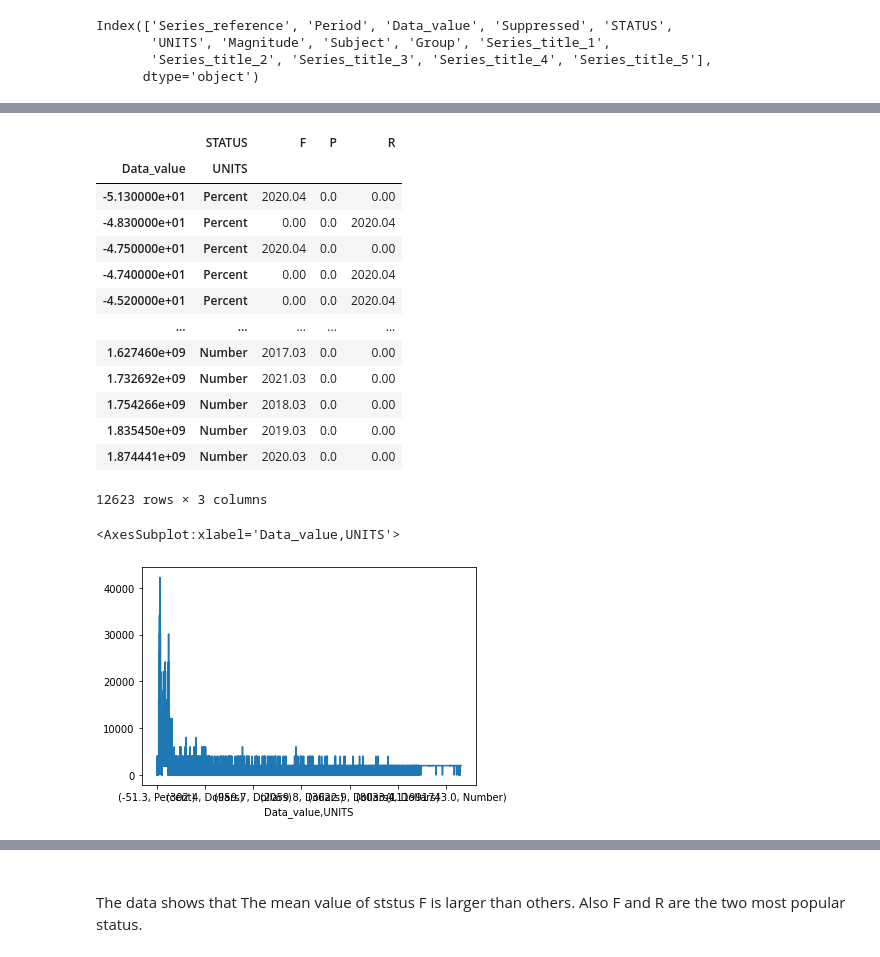
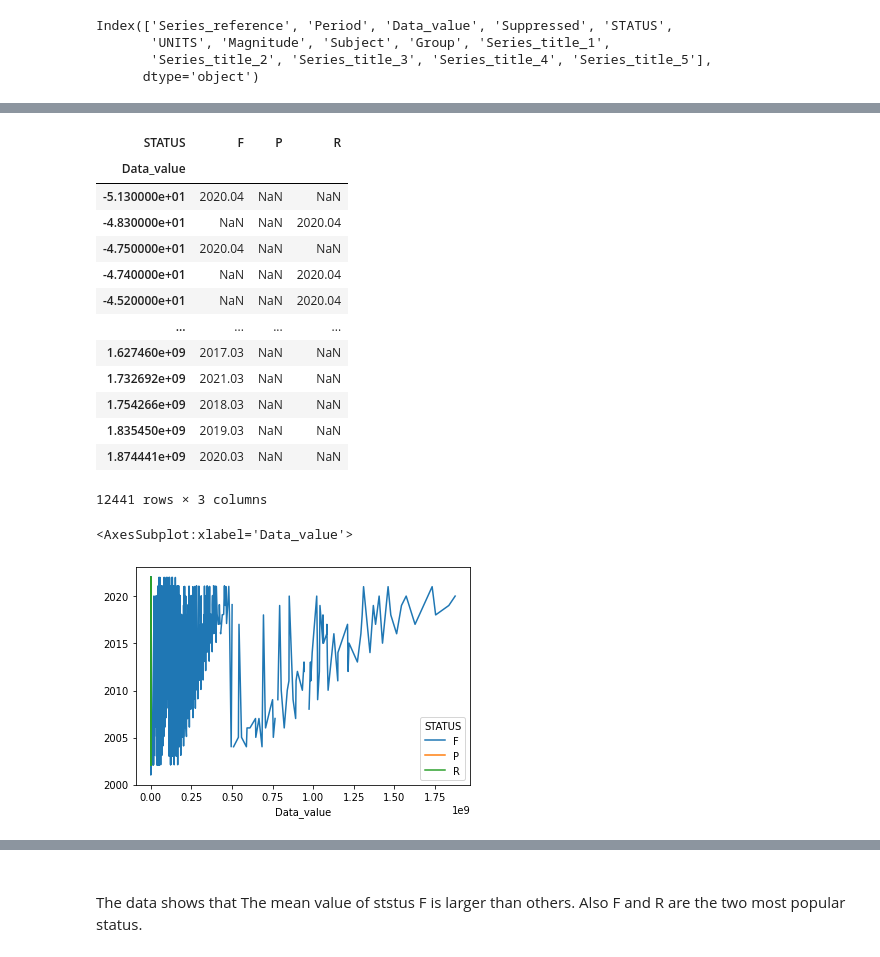
Before and after one commit to LingyuLiu11/cs103a-cpa01, a Jupyter notebook: cpa01.ipynb, the cells around one changed output, grey strips where cells are left out. Saved outputs shown, nothing was run; the diff lists cells and outputs as text; code cells hidden in the pictures.

```diff
--- a/cpa01.ipynb
+++ b/cpa01.ipynb
@@ -56,27 +62,27 @@ df2['Data_value'].plot()
 # %%
-table = pd.pivot_table(df, values='Period', index=['Data_value', 'UNITS'], columns = ['STATUS'], aggfunc = np.sum, fill_value=0)
 
+table = pd.pivot_table(df, values='Period', index=['Data_value'], columns = ['STATUS'])
 table
 # %% [output]
-|  | STATUS | F | P | R |
-| Data_value | UNITS |  |  |  |
-| -5.130000e+01 | Percent | 2020.04 | 0.0 | 0.00 |
-| -4.830000e+01 | Percent | 0.00 | 0.0 | 2020.04 |
-| -4.750000e+01 | Percent | 2020.04 | 0.0 | 0.00 |
-| -4.740000e+01 | Percent | 0.00 | 0.0 | 2020.04 |
-| -4.520000e+01 | Percent | 0.00 | 0.0 | 2020.04 |
-| ... | ... | ... | ... | ... |
-| 1.627460e+09 | Number | 2017.03 | 0.0 | 0.00 |
-| 1.732692e+09 | Number | 2021.03 | 0.0 | 0.00 |
-| 1.754266e+09 | Number | 2018.03 | 0.0 | 0.00 |
-| 1.835450e+09 | Number | 2019.03 | 0.0 | 0.00 |
-| 1.874441e+09 | Number | 2020.03 | 0.0 | 0.00 |
+| STATUS | F | P | R |
+| Data_value |  |  |  |
+| -5.130000e+01 | 2020.04 | NaN | NaN |
+| -4.830000e+01 | NaN | NaN | 2020.04 |
+| -4.750000e+01 | 2020.04 | NaN | NaN |
+| -4.740000e+01 | NaN | NaN | 2020.04 |
+| -4.520000e+01 | NaN | NaN | 2020.04 |
+| ... | ... | ... | ... |
+| 1.627460e+09 | 2017.03 | NaN | NaN |
+| 1.732692e+09 | 2021.03 | NaN | NaN |
+| 1.754266e+09 | 2018.03 | NaN | NaN |
+| 1.835450e+09 | 2019.03 | NaN | NaN |
+| 1.874441e+09 | 2020.03 | NaN | NaN |
-12623 rows × 3 columns
+12441 rows × 3 columns
 # %%
-table['F'].plot()
+table[['F', 'P', 'R']].plot()
 # %% [output]
-<AxesSubplot:xlabel='Data_value,UNITS'>
+<AxesSubplot:xlabel='Data_value'>
-[figure, old version]
+[figure, new version]
 # %%
 df3 = df.groupby(['STATUS'])
 
```
Also changed, not shown: parts of 3 cells of this notebook.
